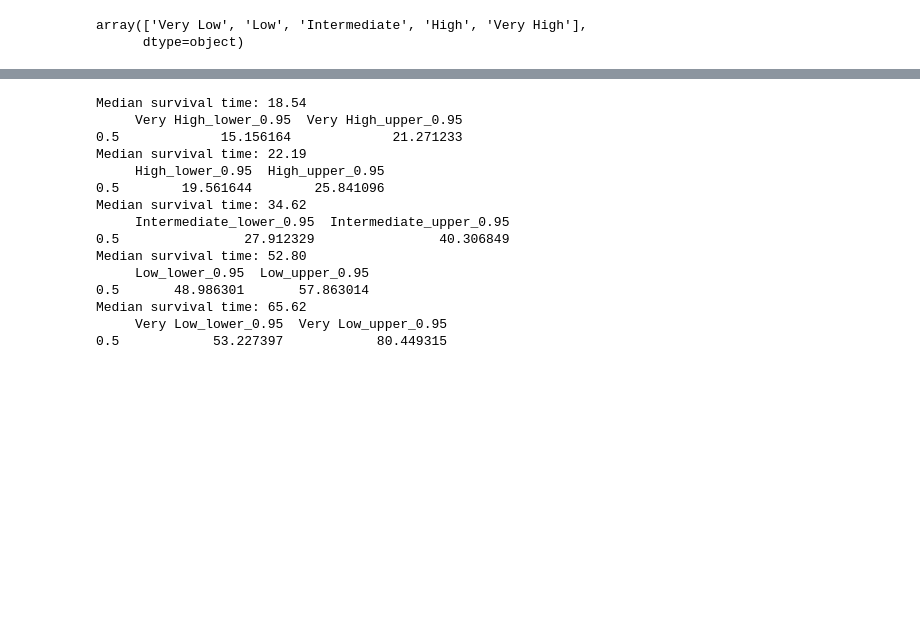
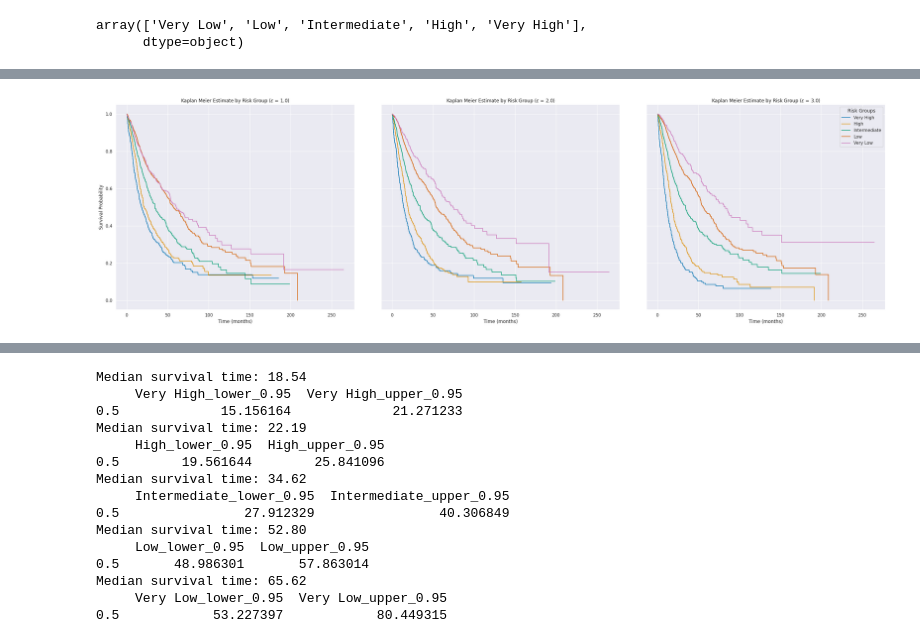
Before and after one commit to Kekkodf/DP-SurvAnalysis, a Jupyter notebook: src/dp_notebook.ipynb, the cells around one changed output, grey strips where cells are left out. Drawn from its saved outputs; the diff is of its cells as text; code cells hidden in the pictures; blank space fills up the shorter version.

```diff
--- a/src/dp_notebook.ipynb
+++ b/src/dp_notebook.ipynb
@@ -253,0 +297,56 @@ plt.show()
+# %%
+# Set global font size
+plt.rcParams.update({'font.size': 64})  # You can adjust the size as needed
+
+def plot_km_curves_for_epsilon(df, n, e1_val, show_y_labels, show_legend):
+    # Set the coin bias according to e1
+    if e1_val == 1:
+        p = (np.exp(1)*(n-1)-1)/((1+np.exp(1))*(n-1))
+    elif e1_val == 2:
+        p = (math.pow(np.exp(1), 2)*(n-1)-1)/((1+math.pow(np.exp(1), 2))*(n-1))
+    elif e1_val == 3:
+        p = (math.pow(np.exp(1), 3)*(n-1)-1)/((1+math.pow(np.exp(1), 3))*(n-1))
+
+    e1 = verify_epsilon(p, n)
+    # Privatize the IPSS-R category
+    df['Privatized Risk Group'] = df['Risk Group'].apply(lambda x: revised_coin_toss(x, risk_groups, n, p))
+
+    # Define risk groups
+    groups = df['Privatized Risk Group']
+    ix_vl = (groups == 'Very Low')
+    ix_l = (groups == 'Low')
+    ix_i = (groups == 'Intermediate')
+    ix_h = (groups == 'High')
+    ix_vh = (groups == 'Very High')
+
+    # Initialize KaplanMeierFitter
+    km = KaplanMeierFitter()
+
+    # Fitting and plotting for each risk group
+    for ix, label in zip([ix_vh, ix_h, ix_i, ix_l, ix_vl], ['Very High', 'High', 'Intermediate', 'Low', 'Very Low']):
+        km.fit(df['Time'][ix], df['Status'][ix], label=label)
+        km.plot(ax=plt.gca(), ci_show=False)  # Use the current axes, overlaying the plots
+
+    if not show_y_labels:
+        plt.gca().set_ylabel('')  # Remove y label
+        plt.gca().set_yticklabels([])  # Remove y tick labels
+
+    plt.title(r'Kaplan Meier Estimate by Risk Group ($\epsilon$ = {})'.format(round(e1, 2)))
+    plt.xlabel('Time (months)')
+    if show_y_labels:
+        plt.ylabel('Survival Probability')
+    if show_legend:
+        plt.legend(title='Risk Groups', loc='best')
+    else:
+        plt.gca().get_legend().remove()  # Remove legend if not the last plot
+
+# Main plotting
+fig, axes = plt.subplots(1, 3, figsize=(30, 10))  # Adjust the size as needed
+for i, e1_val in enumerate([1, 2, 3]):
+    plt.sca(axes[i])  # Set the current axes
+    plot_km_curves_for_epsilon(df, len(risk_groups), e1_val, show_y_labels=(i == 0), show_legend=(i == 2))
+
+plt.tight_layout()
+plt.show()
+# %% [output]
+[figure, added]
```
Also changed, not shown: parts of 7 cells of this notebook, 9 other files.
